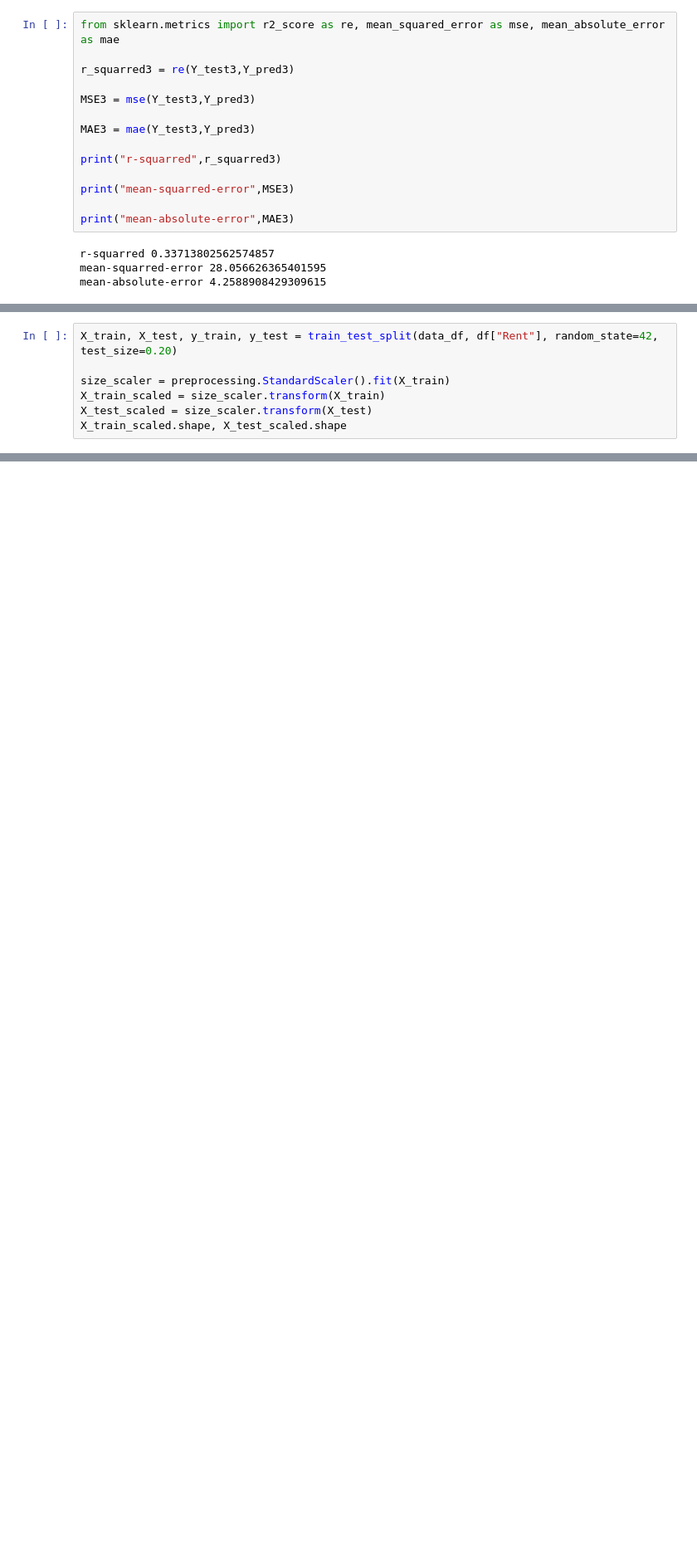
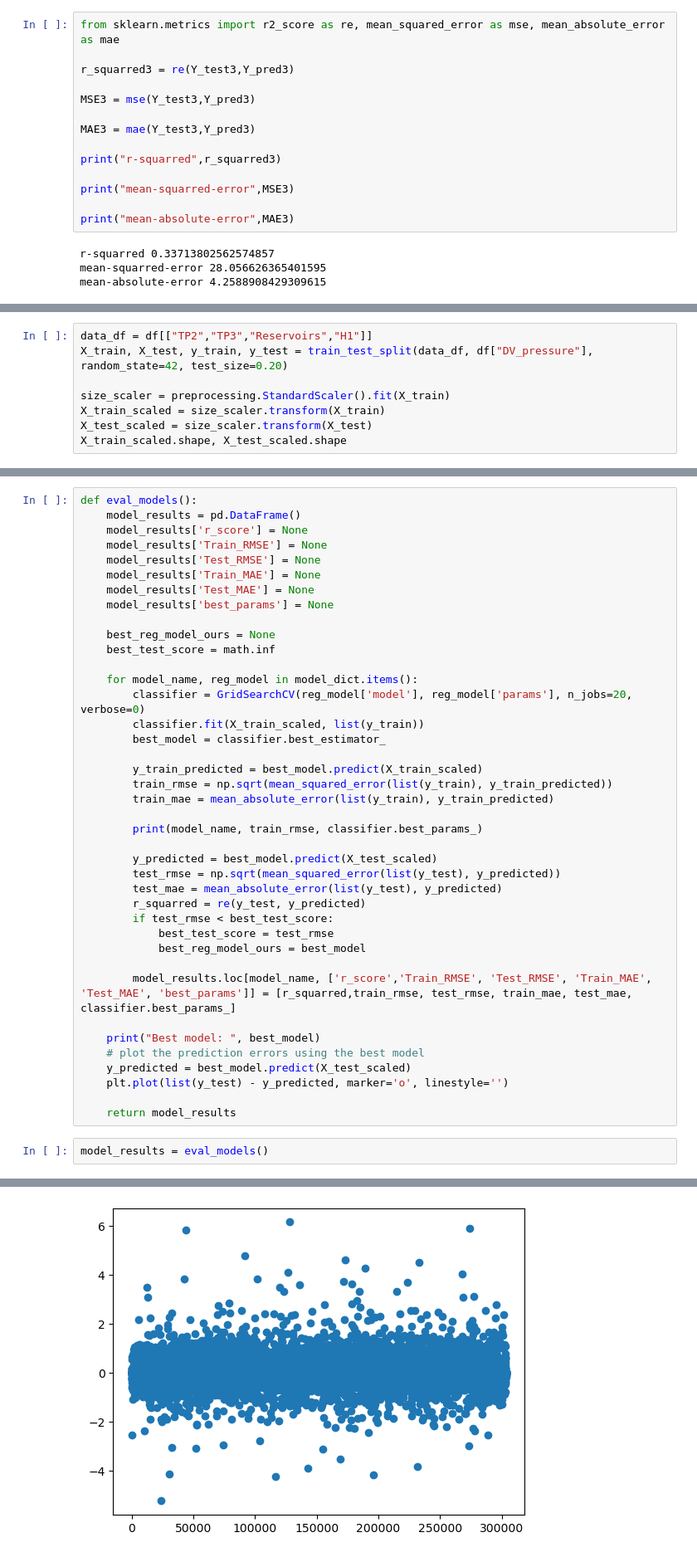
Before and after one commit to Maulik2493/IT496-T18, a Jupyter notebook: 202101019_Harshil_Patel/202101019_Harshil_Patel.ipynb, the cells around one changed output, grey strips where cells are left out. Shown at 83% size. Saved outputs shown, nothing was run; the diff lists cells and outputs as text; blank space fills up the shorter version.

```diff
--- a/202101019_Harshil_Patel/202101019_Harshil_Patel.ipynb
+++ b/202101019_Harshil_Patel/202101019_Harshil_Patel.ipynb
@@ -313,5 +333,6 @@ from sklearn.model_selection import train_test_split, cross_validate, cross_val_
 # %%
-X_train, X_test, y_train, y_test = train_test_split(data_df, df["Rent"], random_state=42, test_size=0.20)
+data_df = df[["TP2","TP3","Reservoirs","H1"]]
+X_train, X_test, y_train, y_test = train_test_split(data_df, df["DV_pressure"], random_state=42, test_size=0.20)
 
 size_scaler = preprocessing.StandardScaler().fit(X_train)
 X_train_scaled = size_scaler.transform(X_train)
@@ -329,0 +358,43 @@ ModuleNotFoundError: No module named 'xgboost'
+# %%
+def eval_models():
+    model_results = pd.DataFrame()
+    model_results['r_score'] = None
+    model_results['Train_RMSE'] = None
+    model_results['Test_RMSE'] = None
+    model_results['Train_MAE'] = None
+    model_results['Test_MAE'] = None
+    model_results['best_params'] = None
+
+    best_reg_model_ours = None
+    best_test_score = math.inf
+
+    for model_name, reg_model in model_dict.items():
+        classifier = GridSearchCV(reg_model['model'], reg_model['params'], n_jobs=20, verbose=0)
+        classifier.fit(X_train_scaled, list(y_train))
+        best_model = classifier.best_estimator_
+
+        y_train_predicted = best_model.predict(X_train_scaled)
+        train_rmse = np.sqrt(mean_squared_error(list(y_train), y_train_predicted))
+        train_mae = mean_absolute_error(list(y_train), y_train_predicted)
+
+        print(model_name, train_rmse, classifier.best_params_)
+
+        y_predicted = best_model.predict(X_test_scaled)
+        test_rmse = np.sqrt(mean_squared_error(list(y_test), y_predicted))
+        test_mae = mean_absolute_error(list(y_test), y_predicted)
+        r_squarred = re(y_test, y_predicted)
+        if test_rmse < best_test_score:
+            best_test_score = test_rmse
+            best_reg_model_ours = best_model
+
+        model_results.loc[model_name, ['r_score','Train_RMSE', 'Test_RMSE', 'Train_MAE', 'Test_MAE', 'best_params']] = [r_squarred,train_rmse, test_rmse, train_mae, test_mae, classifier.best_params_]
+
+    print("Best model: ", best_model)
+    # plot the prediction errors using the best model
+    y_predicted = best_model.predict(X_test_scaled)
+    plt.plot(list(y_test) - y_predicted, marker='o', linestyle='')
+
+    return model_results
+# %%
+model_results = eval_models()
+# %% [output]
@@ -329,0 +415 @@ ModuleNotFoundError: No module named 'xgboost'
+[figure, added]
```
Also changed, not shown: parts of 18 cells of this notebook.
